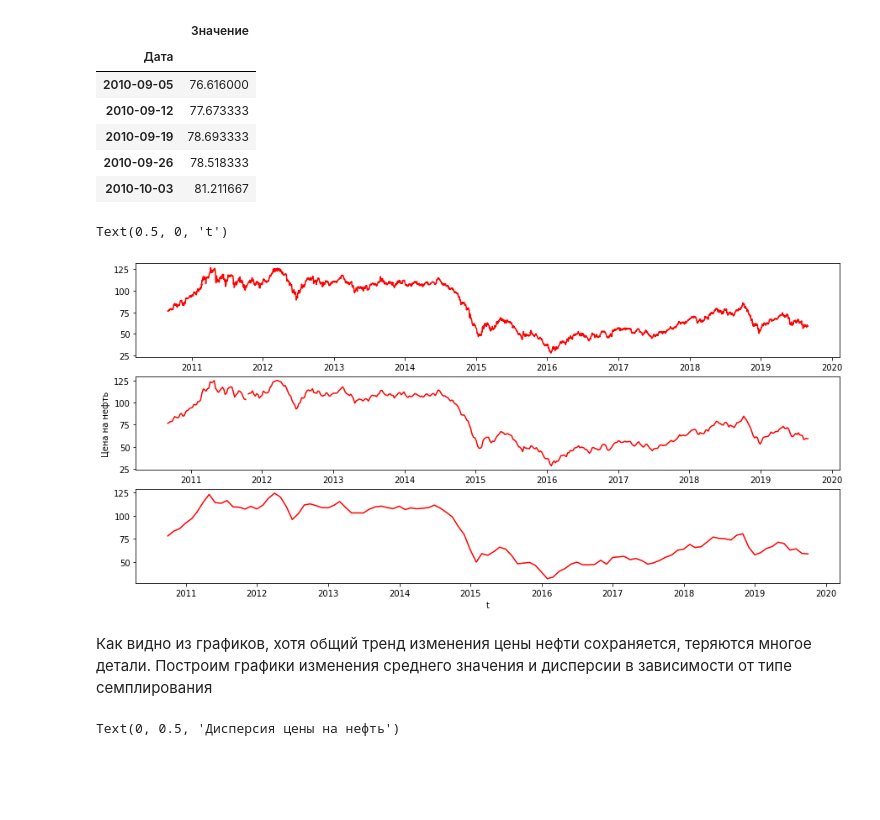
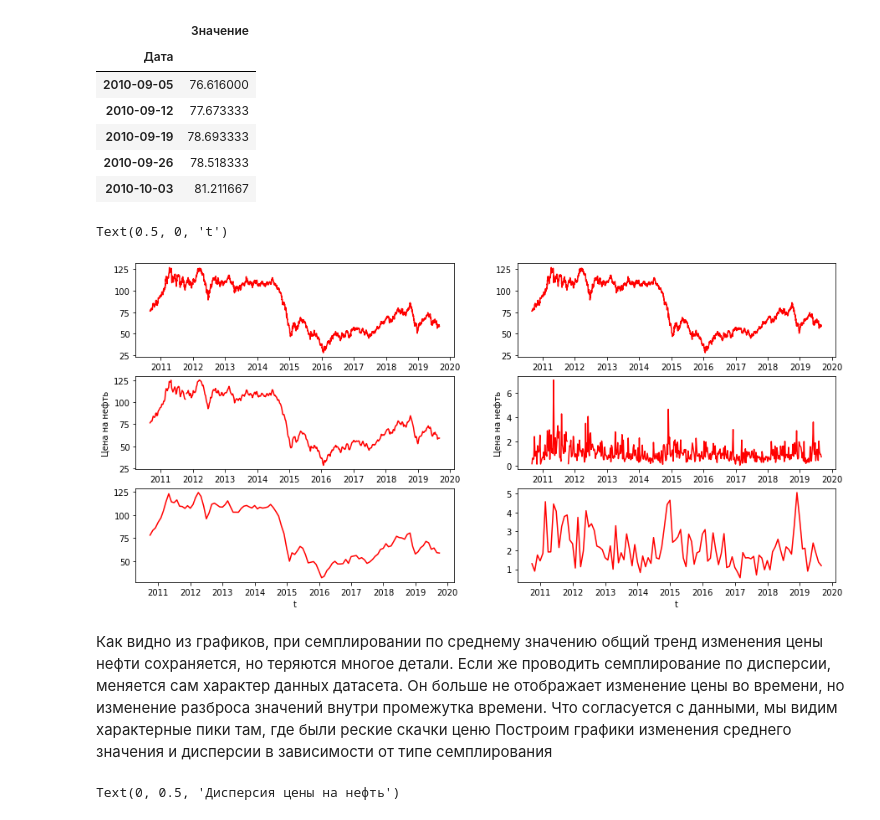
Before and after one commit to salexey1990/gb, a Jupyter notebook: ml-business/hw01.ipynb, the cells around one changed output. Cells and saved outputs as stored; diff of their text form; code cells hidden in the pictures; blank space fills up the shorter version.

```diff
--- a/ml-business/hw01.ipynb
+++ b/ml-business/hw01.ipynb
@@ -147,9 +147,9 @@ df_daily.head()
 | 2019-08-28 | 59.84 |
 | 2019-08-27 | 59.59 |
 # %%
-df_monthly = df_daily.copy()
-df_monthly = df_monthly.resample("M").mean()
-df_monthly.head()
+df_monthly_s = df_daily.resample("M").std()
+df_monthly_m = df_daily.resample("M").mean()
+df_monthly_m.head()
 # %% [output]
 |  | Значение |
 | Дата |  |
@@ -159,9 +159,9 @@ df_monthly.head()
 | 2010-12-31 | 92.232308 |
 | 2011-01-31 | 97.033200 |
 # %%
-df_weekly = df_daily.copy()
-df_weekly = df_weekly.resample("W").mean()
-df_weekly.head()
+df_weekly_s = df_daily.resample("W").std()
+df_weekly_m = df_daily.resample("W").mean()
+df_weekly_m.head()
 # %% [output]
 |  | Значение |
 | Дата |  |
@@ -172,19 +172,30 @@ df_weekly.head()
 | 2010-10-03 | 81.211667 |
 # %%
 plt.figure(figsize=(15,7))
-plt.subplot(3,1,1)
+plt.subplot(3,2,1)
 plt.plot(df_daily.index,df_daily.values, 'r')
 
-plt.subplot(3,1,2)
-plt.plot(df_weekly.index,df_weekly.values, 'r')
+plt.subplot(3,2,3)
+plt.plot(df_weekly_m.index,df_weekly_m.values, 'r')
 plt.ylabel('Цена на нефть')
 
-plt.subplot(3,1,3)
-plt.plot(df_monthly.index,df_monthly.values, 'r')
+plt.subplot(3,2,5)
+plt.plot(df_monthly_m.index,df_monthly_m.values, 'r')
 plt.xlabel('t')
+
+plt.subplot(3,2,2)
+plt.plot(df_daily.index,df_daily.values, 'r')
+
+plt.subplot(3,2,4)
+plt.plot(df_weekly_s.index,df_weekly_s.values, 'r')
+plt.ylabel('Цена на нефть')
+
+plt.subplot(3,2,6)
+plt.plot(df_monthly_s.index,df_monthly_s.values, 'r')
+plt.xlabel('t')
 # %% [output]
 Text(0.5, 0, 't')
-[figure, old version]
+[figure, new version]
 # %% [markdown]
-Как видно из графиков, хотя общий тренд изменения цены нефти сохраняется, теряются многое детали. Построим графики изменения среднего значения и дисперсии в зависимости от типе семплирования
+Как видно из графиков, при семплировании по среднему значению общий тренд изменения цены нефти сохраняется, но теряются многое детали. Если же проводить семплирование по дисперсии, меняется сам характер данных датасета. Он больше не отображает изменение цены во времени, но изменение разброса значений внутри промежутка времени. Что согласуется с данными, мы видим характерные пики там, где были реские скачки ценю Построим графики изменения среднего значения и дисперсии в зависимости от типе семплирования
 # %%
```
Also changed, not shown: parts of 1 cell of this notebook.
